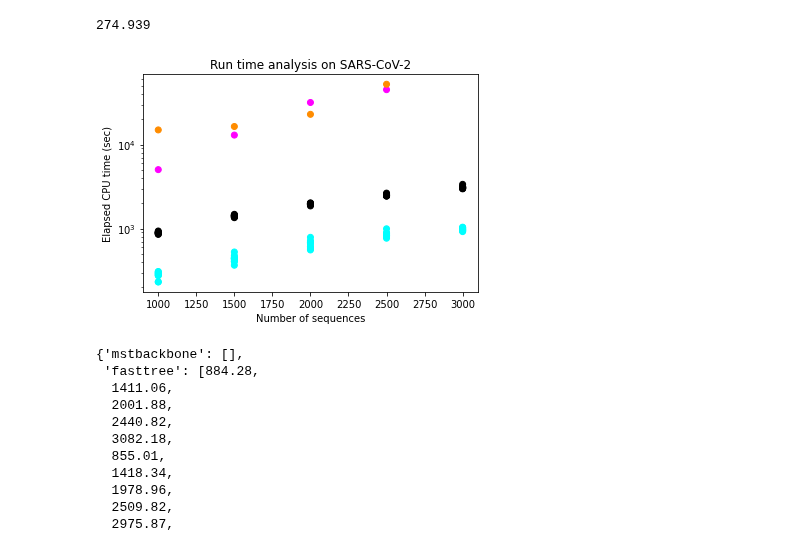
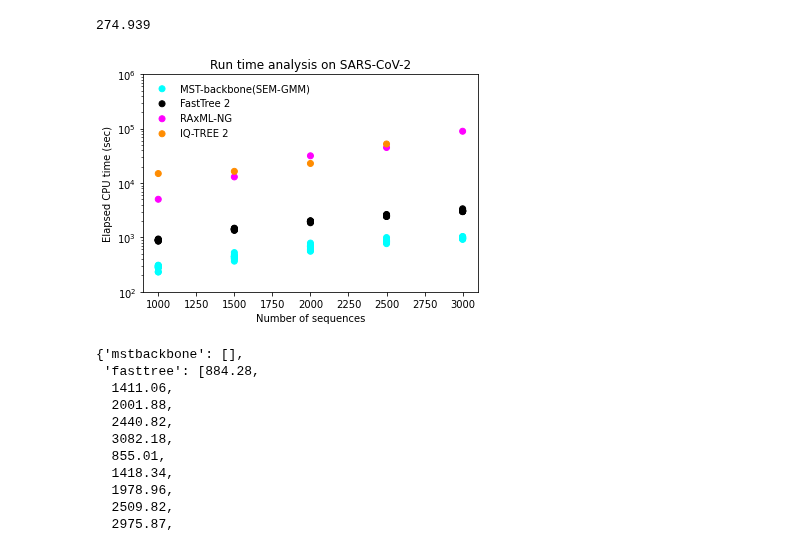
Before and after one commit to prabhavk/mst-backbone-repo, a Jupyter notebook: scalability_SARS_CoV_2.ipynb, the cells around one changed output. Cells and saved outputs as stored; diff of their text form; code cells hidden in the pictures.

Commit message:
scalability on SARS-CoV-2

```diff
--- a/scalability_SARS_CoV_2.ipynb
+++ b/scalability_SARS_CoV_2.ipynb
@@ -8,6 +8,7 @@ sys.path.insert(0,'../scripts/')
 from classDeclarationsAndFunctions import RootedTree
 from fileIO import ReadRootedTree, ReadAlignment, WriteAlignment
 from config import projectPath
+figures_path = projectPath + "figures/"
 # projectPath =
 # %%
 # Create SARS-CoV-2 datasets for scalability
@@ -186,23 +187,29 @@ for method in method_list:
 # %%
 method_list = ['mstbackbone','fasttree','raxmlng','iqtree']
 method_colors = {}
 method_colors_map = {}
 method_colors_map['mstbackbone'] = ['cyan']
 method_colors_map['fasttree'] = ['black']
 method_colors_map['raxmlng'] = ['fuchsia']
 method_colors_map['iqtree'] = ['darkorange']
-method_colors_map['mst'] = ['cyan']
+method_colors_map['mst'] = ['darkblue']
 import matplotlib.pyplot as plt
 
 for method in method_list:
     method_colors[method] = method_colors_map[method] * len(num_leaves_method[method])
     plt.scatter(num_leaves_method[method],run_times_method[method],label=method,c=method_colors[method])
     plt.title("Run time analysis on SARS-CoV-2")
     plt.xlabel("Number of sequences")
     plt.ylabel("Elapsed CPU time (sec)")
     plt.yscale("log")
+
+plt.ylim(pow(10,2),pow(10,6))
+plt.legend(['MST-backbone(SEM-GMM)','FastTree 2','RAxML-NG', 'IQ-TREE 2'], bbox_to_anchor=(0.0,1.0), loc ="upper left", frameon=False)
+# plt.set_size_inches(13, 10)
+plt.savefig(figures_path+"sars_cov_2_scalability.eps", dpi=100,bbox_inches='tight')
+plt.savefig(figures_path+"sars_cov_2_scalability.png", dpi=100,bbox_inches='tight')
 # %% [output]
-[figure, old version]
+[figure, new version]
 # %%
 run_times_method
 # %% [output]
```
Also changed, not shown: 1 other file.
